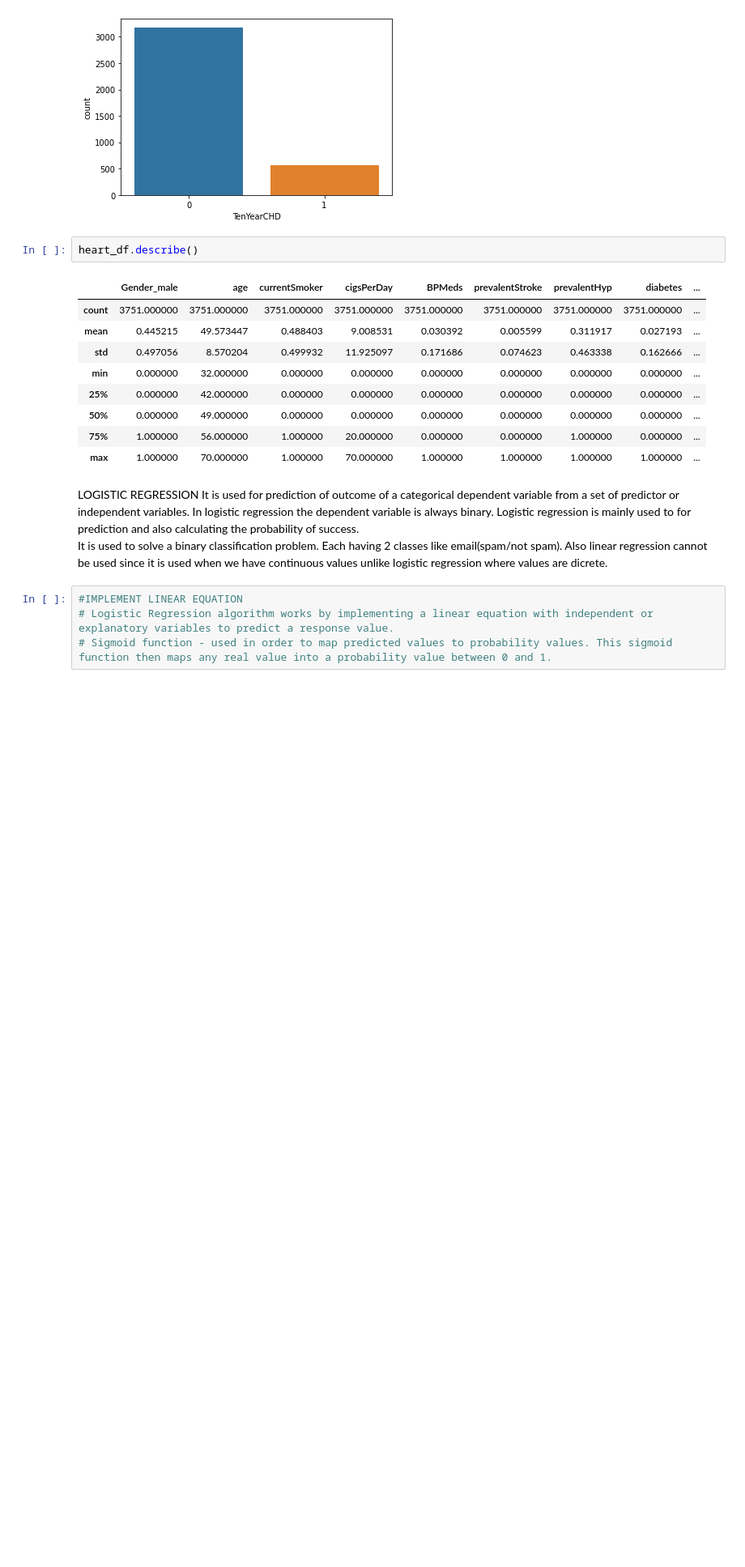
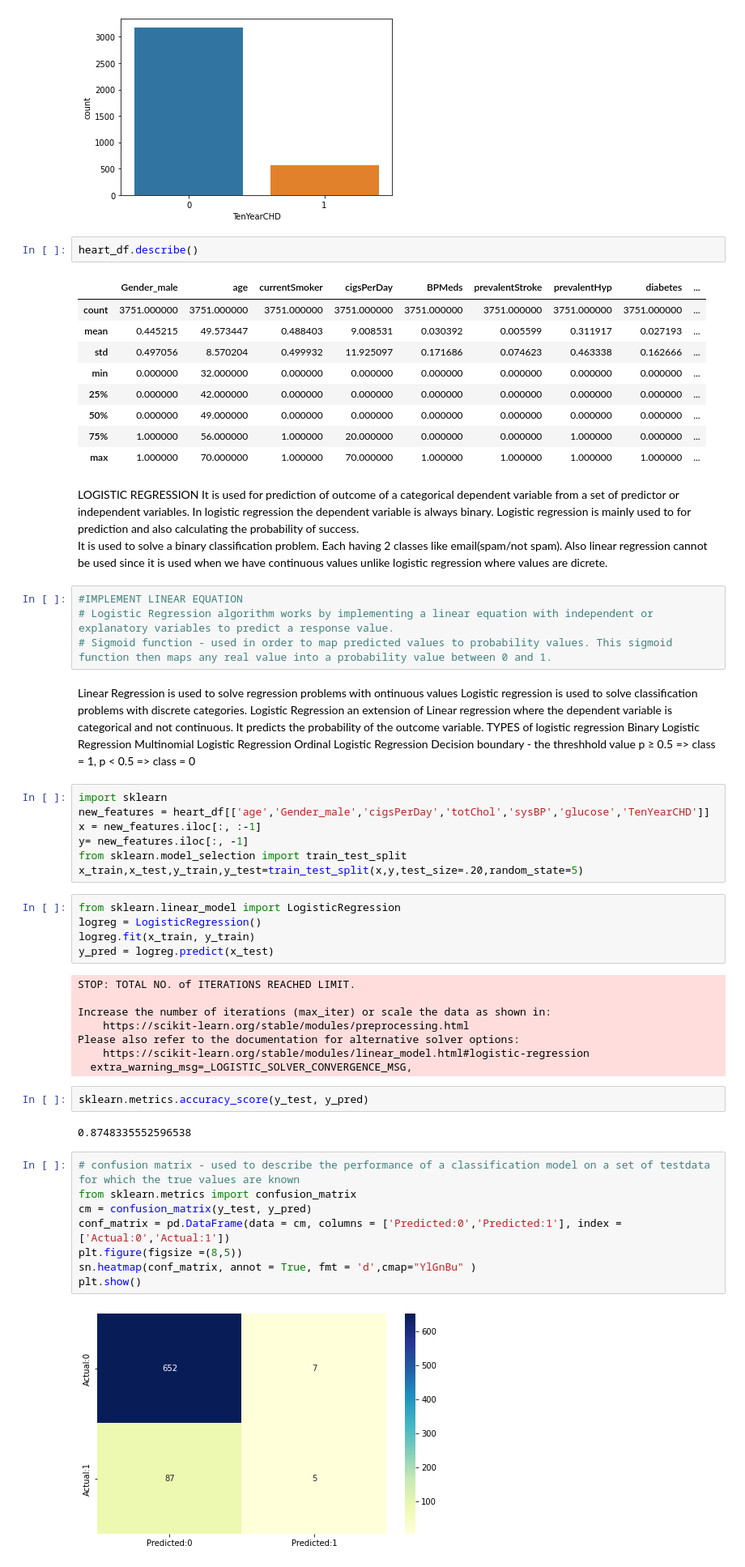
Before and after one commit to Aashi779/ML-Projects, a Jupyter notebook: LogisticRegression_HeartDisease.ipynb, the cells around one changed output. Shown: that part at 81% size. Saved outputs shown, nothing was run; the diff lists cells and outputs as text; blank space fills up the shorter version.

```diff
--- a/LogisticRegression_HeartDisease.ipynb
+++ b/LogisticRegression_HeartDisease.ipynb
@@ -112,3 +112,47 @@ Also linear regression cannot be used since it is used when we have continuous v
 #IMPLEMENT LINEAR EQUATION
 # Logistic Regression algorithm works by implementing a linear equation with independent or explanatory variables to predict a response value.
 # Sigmoid function - used in order to map predicted values to probability values. This sigmoid function then maps any real value into a probability value between 0 and 1.
+# %% [markdown]
+Linear Regression is used to solve regression problems with ontinuous values
+Logistic regression is used to solve classification problems with discrete categories.
+Logistic Regression an extension of Linear regression where the dependent variable is categorical and not continuous. It predicts the probability of the outcome variable.
+TYPES of logistic regression
+Binary Logistic Regression
+Multinomial Logistic Regression
+Ordinal Logistic Regression
+Decision boundary - the threshhold value
+p ≥ 0.5 => class = 1, p < 0.5 => class = 0
+# %%
+import sklearn
+new_features = heart_df[['age','Gender_male','cigsPerDay','totChol','sysBP','glucose','TenYearCHD']]
+x = new_features.iloc[:, :-1]
+y= new_features.iloc[:, -1]
+from sklearn.model_selection import train_test_split
+x_train,x_test,y_train,y_test=train_test_split(x,y,test_size=.20,random_state=5)
+# %%
+from sklearn.linear_model import LogisticRegression
+logreg = LogisticRegression()
+logreg.fit(x_train, y_train)
+y_pred = logreg.predict(x_test)
+# %% [output]
+STOP: TOTAL NO. of ITERATIONS REACHED LIMIT.
+
+Increase the number of iterations (max_iter) or scale the data as shown in:
+    https://scikit-learn.org/stable/modules/preprocessing.html
+Please also refer to the documentation for alternative solver options:
+    https://scikit-learn.org/stable/modules/linear_model.html#logistic-regression
+  extra_warning_msg=_LOGISTIC_SOLVER_CONVERGENCE_MSG,
+# %%
+sklearn.metrics.accuracy_score(y_test, y_pred)
+# %% [output]
+0.8748335552596538
+# %%
+# confusion matrix - used to describe the performance of a classification model on a set of testdata for which the true values are known
+from sklearn.metrics import confusion_matrix
+cm = confusion_matrix(y_test, y_pred)
+conf_matrix = pd.DataFrame(data = cm, columns = ['Predicted:0','Predicted:1'], index = ['Actual:0','Actual:1'])
+plt.figure(figsize =(8,5))
+sn.heatmap(conf_matrix, annot = True, fmt = 'd',cmap="YlGnBu" )
+plt.show()
+# %% [output]
+[figure, added]
```
Also changed, not shown: parts of 6 cells of this notebook.
